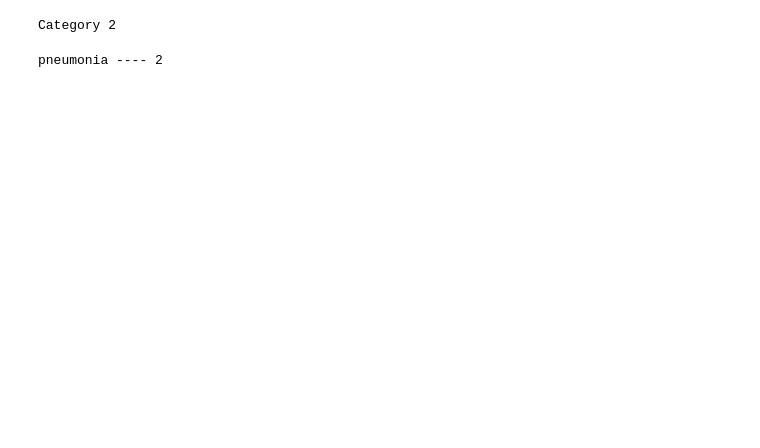
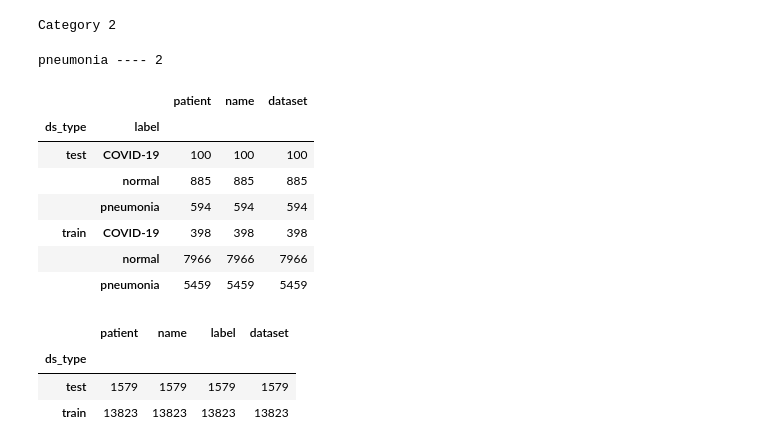
Before and after one commit to doaa-altarawy/covid_xrays, a Jupyter notebook: notebooks/02-exploration-notebook.ipynb, the cells around one changed output. Drawn from its saved outputs; the diff is of its cells as text; code cells hidden in the pictures; blank space fills up the shorter version.

```diff
--- a/notebooks/02-exploration-notebook.ipynb
+++ b/notebooks/02-exploration-notebook.ipynb
@@ -581,3 +580,21 @@ Category 2
 print(data.train_ds.y[0].obj, '----', data.train_ds.y[0].data)
 # %% [output]
 pneumonia ---- 2
+# %%
+labels.groupby(['ds_type', 'label']).count()
+# %% [output]
+|  |  | patient | name | dataset |
+| ds_type | label |  |  |  |
+| test | COVID-19 | 100 | 100 | 100 |
+|  | normal | 885 | 885 | 885 |
+|  | pneumonia | 594 | 594 | 594 |
+| train | COVID-19 | 398 | 398 | 398 |
+|  | normal | 7966 | 7966 | 7966 |
+|  | pneumonia | 5459 | 5459 | 5459 |
+# %%
+labels.groupby('ds_type').count()
+# %% [output]
+|  | patient | name | label | dataset |
+| ds_type |  |  |  |  |
+| test | 1579 | 1579 | 1579 | 1579 |
+| train | 13823 | 13823 | 13823 | 13823 |
```
Also changed, not shown: parts of 13 cells of this notebook, 4 other files.
